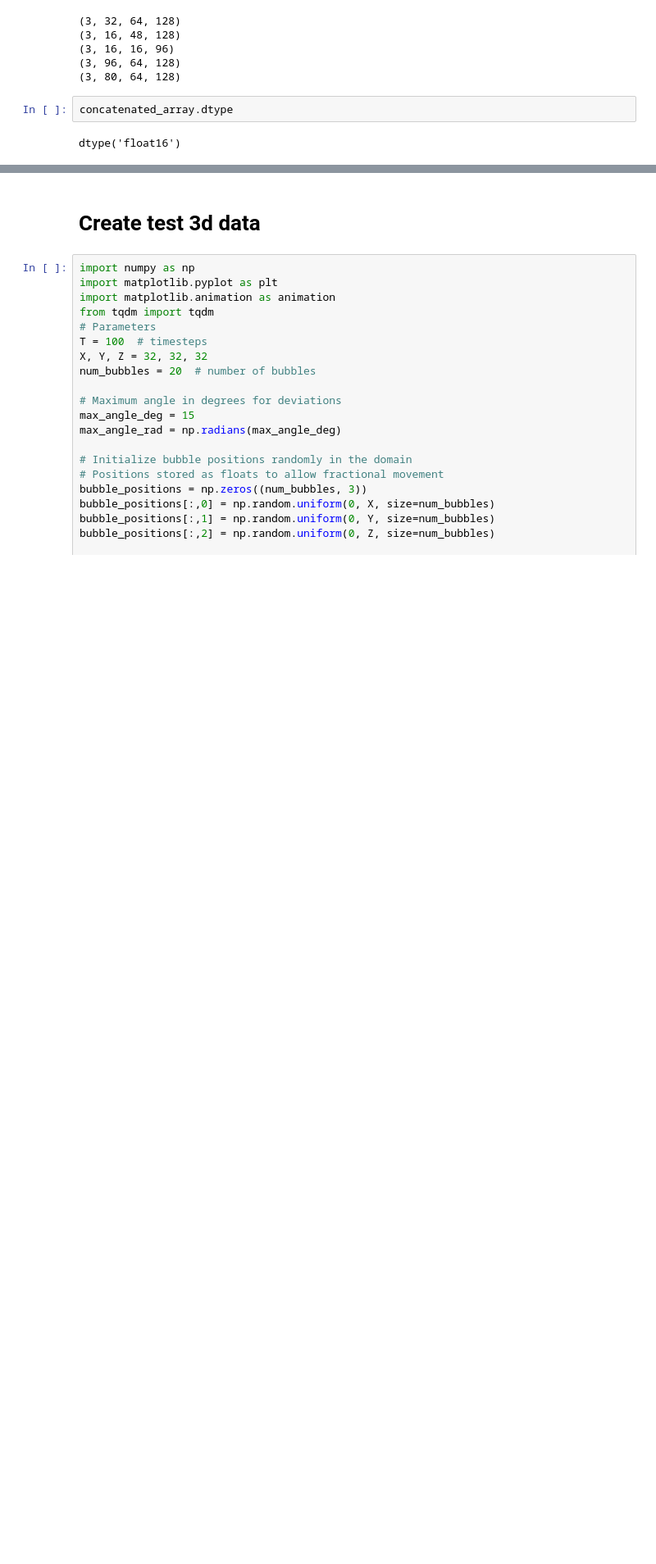
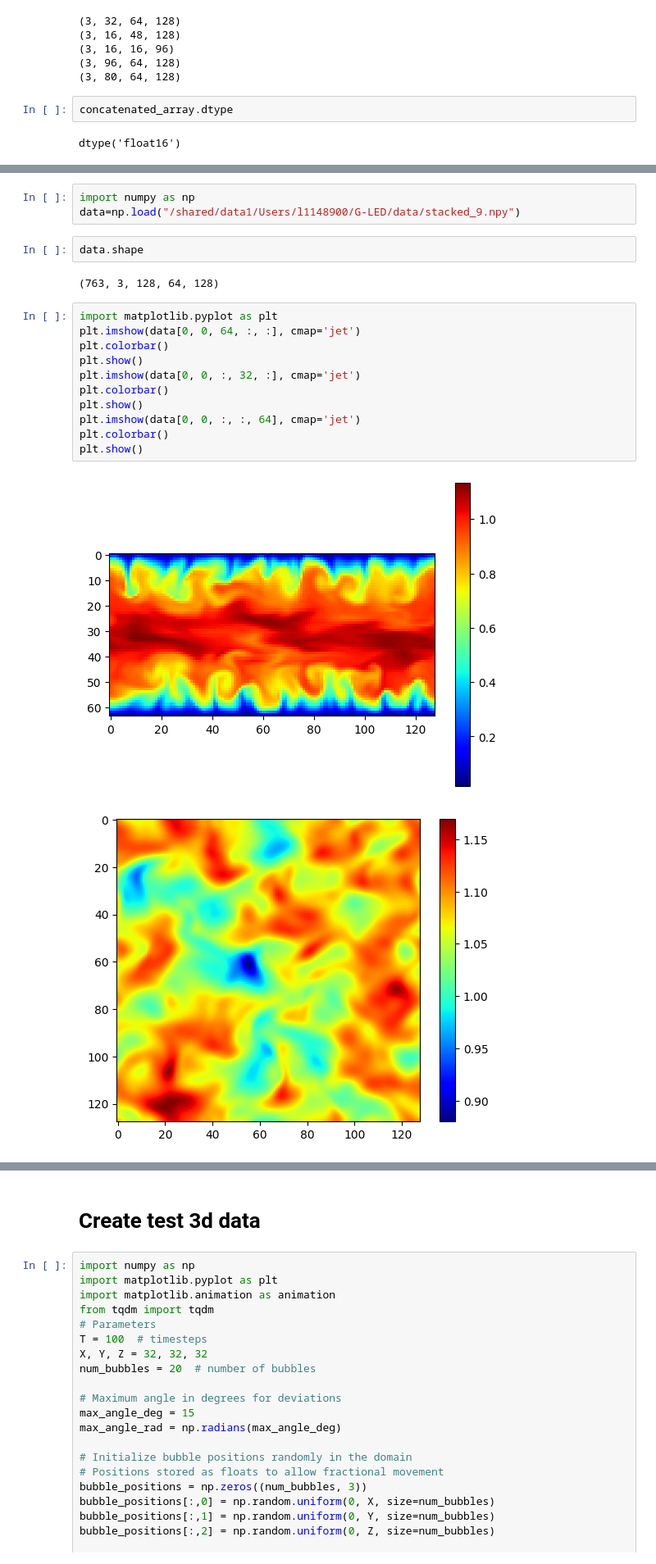
Before and after one commit to leonardung/G-LED-custom, a Jupyter notebook: scripts_for_data/data_processing.ipynb, the cells around one changed output, grey strips where cells are left out. Shown at 82% size. Drawn from its saved outputs; the diff is of its cells as text; blank space fills up the shorter version.

```diff
--- a/scripts_for_data/data_processing.ipynb
+++ b/scripts_for_data/data_processing.ipynb
@@ -1095,0 +1098,21 @@ dtype('float16')
+# %%
+import numpy as np
+data=np.load("/shared/data1/Users/l1148900/G-LED/data/stacked_9.npy")
+# %%
+data.shape
+# %% [output]
+(763, 3, 128, 64, 128)
+# %%
+import matplotlib.pyplot as plt
+plt.imshow(data[0, 0, 64, :, :], cmap='jet')
+plt.colorbar()
+plt.show()
+plt.imshow(data[0, 0, :, 32, :], cmap='jet')
+plt.colorbar()
+plt.show()
+plt.imshow(data[0, 0, :, :, 64], cmap='jet')
+plt.colorbar()
+plt.show()
+# %% [output]
+[figure, added]
+[figure, added]
```
Also changed, not shown: parts of 2 cells of this notebook, 10 other files.
